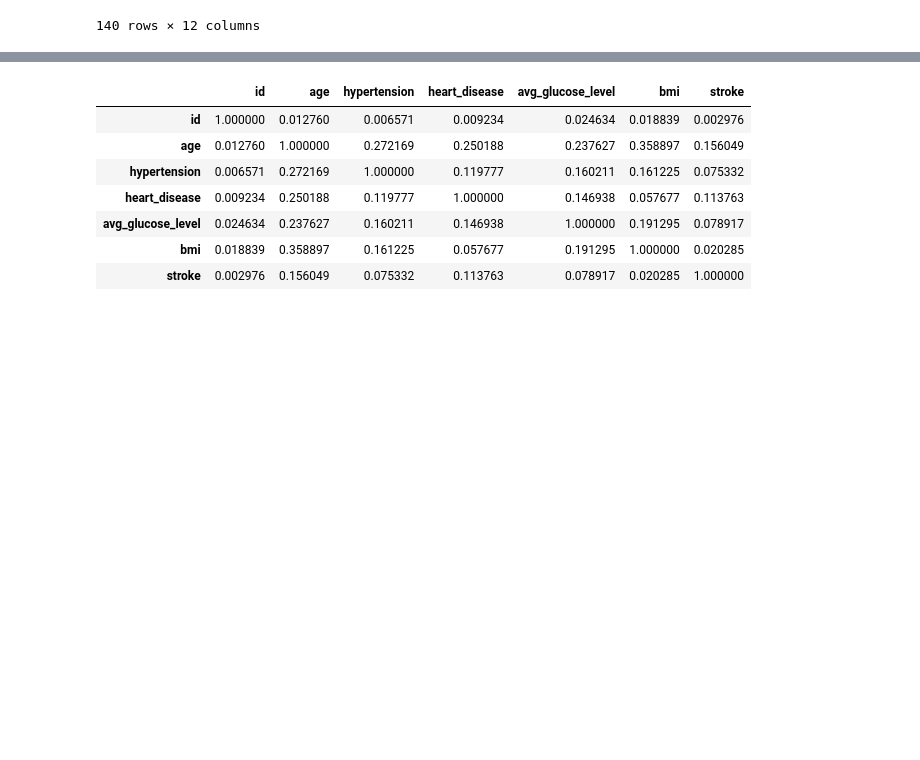
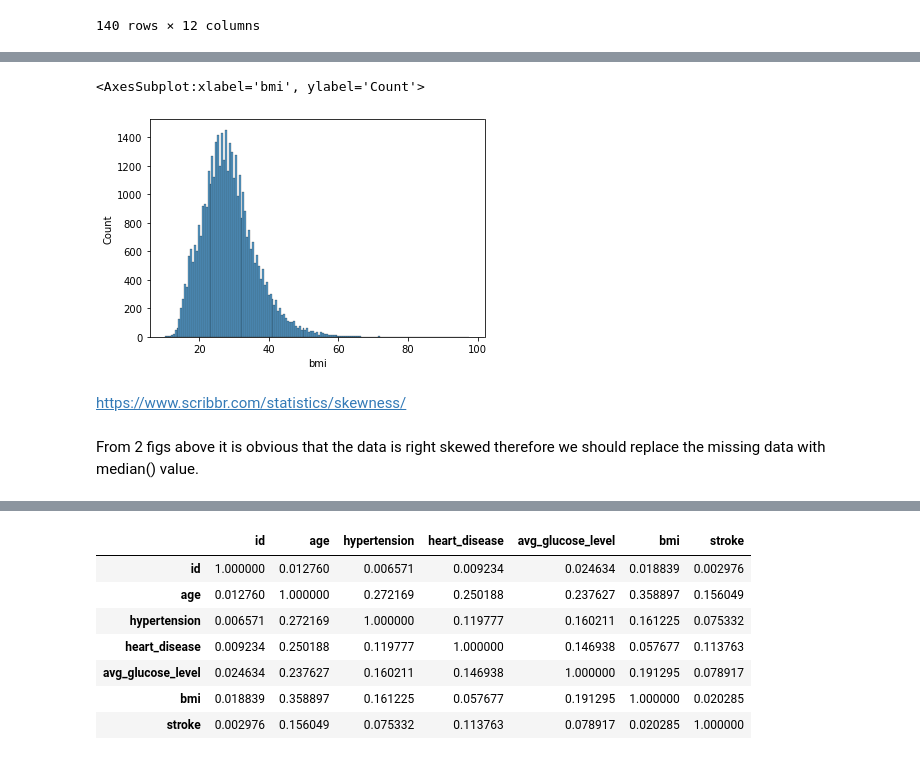
Before and after one commit to nghiepluu/stroke_detection, a Jupyter notebook: Dissertation.ipynb, the cells around one changed output, grey strips where cells are left out. Drawn from its saved outputs; the diff is of its cells as text; code cells hidden in the pictures; blank space fills up the shorter version.

```diff
--- a/Dissertation.ipynb
+++ b/Dissertation.ipynb
@@ -140,0 +125,9 @@ df
+# %%
+sns.histplot(x=df['bmi'])
+# %% [output]
+<AxesSubplot:xlabel='bmi', ylabel='Count'>
+[figure, added]
+# %% [markdown]
+https://www.scribbr.com/statistics/skewness/
+# %% [markdown]
+From 2 figs above it is obvious that the data is right skewed therefore we should replace the missing data with median() value.
```
Also changed, not shown: parts of 13 cells of this notebook.
